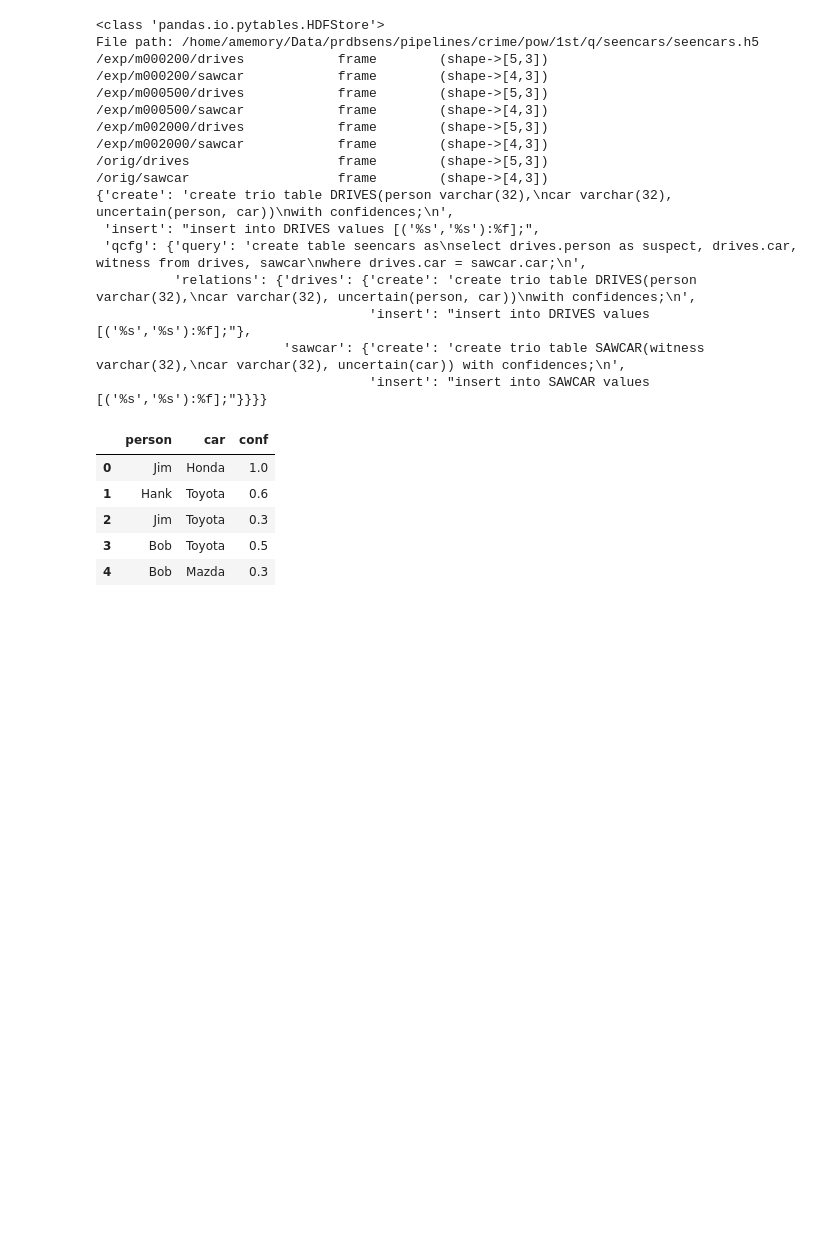
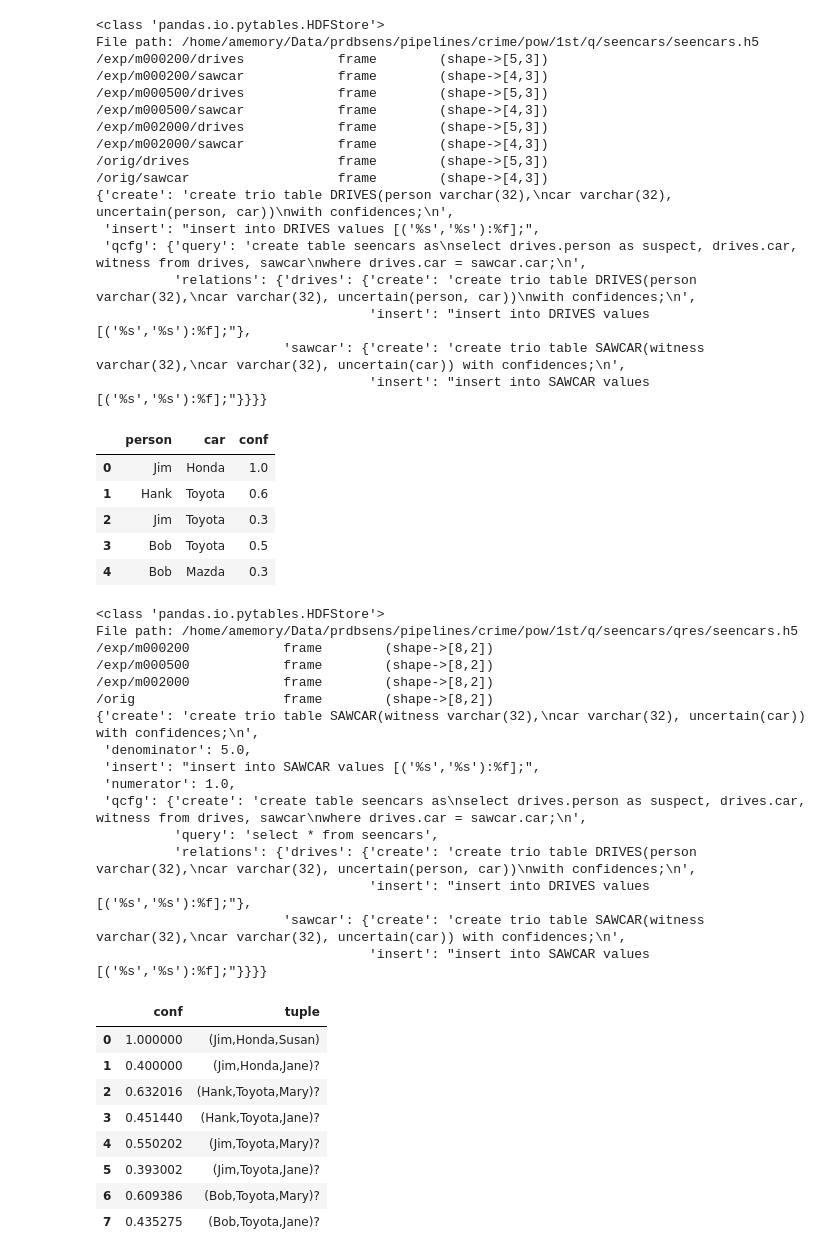
Before and after one commit to alexmemory/PrDBSens, a Jupyter notebook: notes/20150409_ACM_trio.ipynb, the cells around one changed output. Drawn from its saved outputs; the diff is of its cells as text; code cells hidden in the pictures; blank space fills up the shorter version.

Commit message:
2nd pipeline stage, which queries each transformed db instance and stores results back into hdf5.

```diff
--- a/notes/20150409_ACM_trio.ipynb
+++ b/notes/20150409_ACM_trio.ipynb
@@ -856,7 +915,7 @@ sto = pd.HDFStore('/home/amemory/Data/prdbsens/pipelines/crime/pow/1st/q/seencar
 print sto
 k = 'orig/drives'
 #k = '/exp/m000500/drives'
-#scr = sto[k]
+scr = sto[k]
 pprint.pprint(sto.get_storer(k).attrs.info)
 sto.close()
 scr
@@ -884,3 +943,37 @@ File path: /home/amemory/Data/prdbsens/pipelines/crime/pow/1st/q/seencars/seenca
 | 2 | Jim | Toyota | 0.3 |
 | 3 | Bob | Toyota | 0.5 |
 | 4 | Bob | Mazda | 0.3 |
+# %%
+with pd.HDFStore('/home/amemory/Data/prdbsens/pipelines/crime/pow/1st/q/seencars/qres/seencars.h5','r') as sto:
+    print sto
+    #k = sto.keys()[0]
+    k = 'exp/m000200'
+    scr = sto[k]
+    pprint.pprint(sto.get_storer(k).attrs.info)
+scr
+# %% [output]
+<class 'pandas.io.pytables.HDFStore'>
+File path: /home/amemory/Data/prdbsens/pipelines/crime/pow/1st/q/seencars/qres/seencars.h5
+/exp/m000200            frame        (shape->[8,2])
+/exp/m000500            frame        (shape->[8,2])
+/exp/m002000            frame        (shape->[8,2])
+/orig                   frame        (shape->[8,2])
+{'create': 'create trio table SAWCAR(witness varchar(32),\ncar varchar(32), uncertain(car)) with confidences;\n',
+ 'denominator': 5.0,
+ 'insert': "insert into SAWCAR values [('%s','%s'):%f];",
+ 'numerator': 1.0,
+ 'qcfg': {'create': 'create table seencars as\nselect drives.person as suspect, drives.car, witness from drives, sawcar\nwhere drives.car = sawcar.car;\n',
+          'query': 'select * from seencars',
+          'relations': {'drives': {'create': 'create trio table DRIVES(person varchar(32),\ncar varchar(32), uncertain(person, car))\nwith confidences;\n',
+                                   'insert': "insert into DRIVES values [('%s','%s'):%f];"},
+                        'sawcar': {'create': 'create trio table SAWCAR(witness varchar(32),\ncar varchar(32), uncertain(car)) with confidences;\n',
+                                   'insert': "insert into SAWCAR values [('%s','%s'):%f];"}}}}
+|  | conf | tuple |
+| 0 | 1.000000 | (Jim,Honda,Susan) |
+| 1 | 0.400000 | (Jim,Honda,Jane)? |
+| 2 | 0.632016 | (Hank,Toyota,Mary)? |
+| 3 | 0.451440 | (Hank,Toyota,Jane)? |
+| 4 | 0.550202 | (Jim,Toyota,Mary)? |
+| 5 | 0.393002 | (Jim,Toyota,Jane)? |
+| 6 | 0.609386 | (Bob,Toyota,Mary)? |
+| 7 | 0.435275 | (Bob,Toyota,Jane)? |
```
Also changed, not shown: parts of 10 cells of this notebook, 3 other files.
